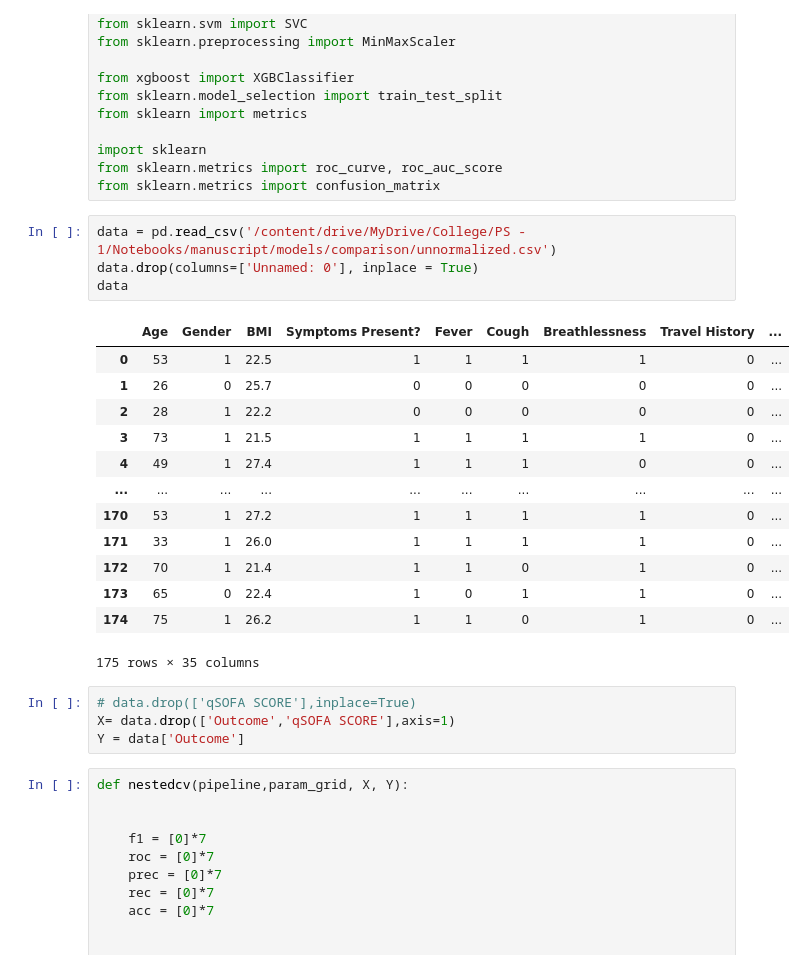
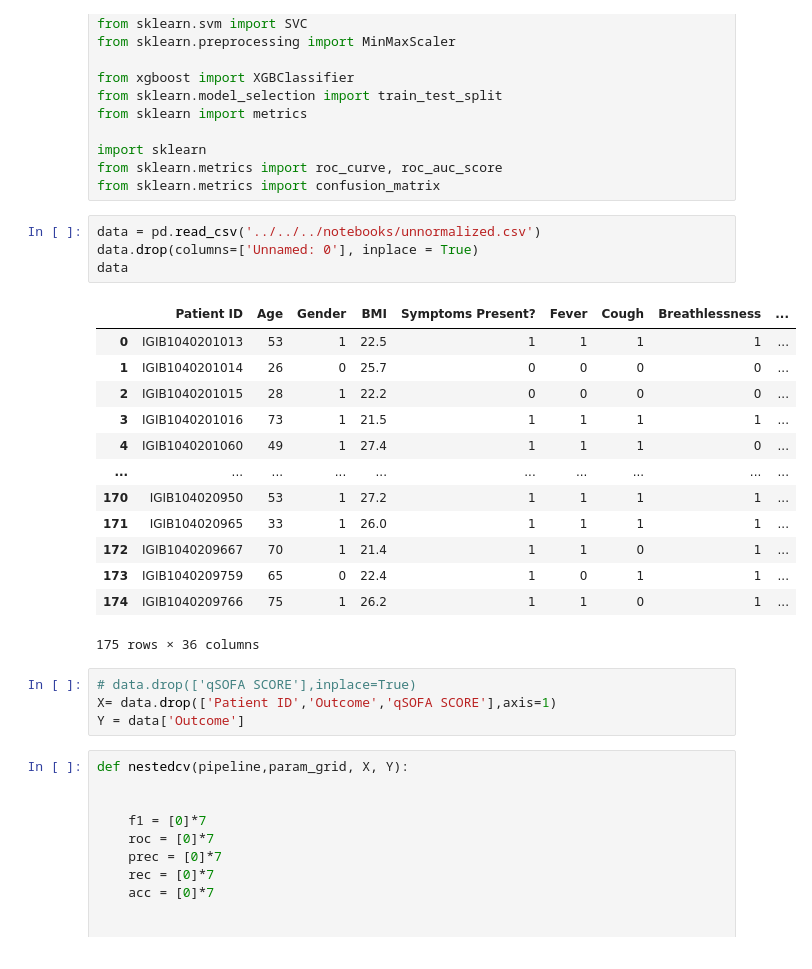
Before and after one commit to pandeyanuradha/Importance-of-SARS-CoV-2-Genomic-Surveillance-Mutations-and-Risk-Stratification, a Jupyter notebook: models/comparison/comparision run/Nested_Cross_ValidationF1score.ipynb, the cells around one changed output. Saved outputs shown, nothing was run; the diff lists cells and outputs as text.

```diff
--- a/models/comparison/comparision run/Nested_Cross_ValidationF1score.ipynb
+++ b/models/comparison/comparision run/Nested_Cross_ValidationF1score.ipynb
@@ -31,26 +29,26 @@ import sklearn
 from sklearn.metrics import roc_curve, roc_auc_score
 from sklearn.metrics import confusion_matrix
 # %%
-data = pd.read_csv('/content/drive/MyDrive/College/PS - 1/Notebooks/manuscript/models/comparison/unnormalized.csv')
+data = pd.read_csv('../../../notebooks/unnormalized.csv')
 data.drop(columns=['Unnamed: 0'], inplace = True)
 data
 # %% [output]
-|  | Age | Gender | BMI | Symptoms Present? | Fever | Cough | Breathlessness | Travel History | ... |
-| 0 | 53 | 1 | 22.5 | 1 | 1 | 1 | 1 | 0 | ... |
-| 1 | 26 | 0 | 25.7 | 0 | 0 | 0 | 0 | 0 | ... |
-| 2 | 28 | 1 | 22.2 | 0 | 0 | 0 | 0 | 0 | ... |
-| 3 | 73 | 1 | 21.5 | 1 | 1 | 1 | 1 | 0 | ... |
-| 4 | 49 | 1 | 27.4 | 1 | 1 | 1 | 0 | 0 | ... |
+|  | Patient ID | Age | Gender | BMI | Symptoms Present? | Fever | Cough | Breathlessness | ... |
+| 0 | IGIB1040201013 | 53 | 1 | 22.5 | 1 | 1 | 1 | 1 | ... |
+| 1 | IGIB1040201014 | 26 | 0 | 25.7 | 0 | 0 | 0 | 0 | ... |
+| 2 | IGIB1040201015 | 28 | 1 | 22.2 | 0 | 0 | 0 | 0 | ... |
+| 3 | IGIB1040201016 | 73 | 1 | 21.5 | 1 | 1 | 1 | 1 | ... |
+| 4 | IGIB1040201060 | 49 | 1 | 27.4 | 1 | 1 | 1 | 0 | ... |
 | ... | ... | ... | ... | ... | ... | ... | ... | ... | ... |
-| 170 | 53 | 1 | 27.2 | 1 | 1 | 1 | 1 | 0 | ... |
-| 171 | 33 | 1 | 26.0 | 1 | 1 | 1 | 1 | 0 | ... |
-| 172 | 70 | 1 | 21.4 | 1 | 1 | 0 | 1 | 0 | ... |
-| 173 | 65 | 0 | 22.4 | 1 | 0 | 1 | 1 | 0 | ... |
-| 174 | 75 | 1 | 26.2 | 1 | 1 | 0 | 1 | 0 | ... |
+| 170 | IGIB104020950 | 53 | 1 | 27.2 | 1 | 1 | 1 | 1 | ... |
+| 171 | IGIB104020965 | 33 | 1 | 26.0 | 1 | 1 | 1 | 1 | ... |
+| 172 | IGIB1040209667 | 70 | 1 | 21.4 | 1 | 1 | 0 | 1 | ... |
+| 173 | IGIB1040209759 | 65 | 0 | 22.4 | 1 | 0 | 1 | 1 | ... |
+| 174 | IGIB1040209766 | 75 | 1 | 26.2 | 1 | 1 | 0 | 1 | ... |
-175 rows × 35 columns
+175 rows × 36 columns
 # %%
 # data.drop(['qSOFA SCORE'],inplace=True)
-X= data.drop(['Outcome','qSOFA SCORE'],axis=1)
+X= data.drop(['Patient ID','Outcome','qSOFA SCORE'],axis=1)
 Y = data['Outcome']
 # %%
 def nestedcv(pipeline,param_grid, X, Y):
```
Also changed, not shown: parts of 18 cells of this notebook, 2 other files.
